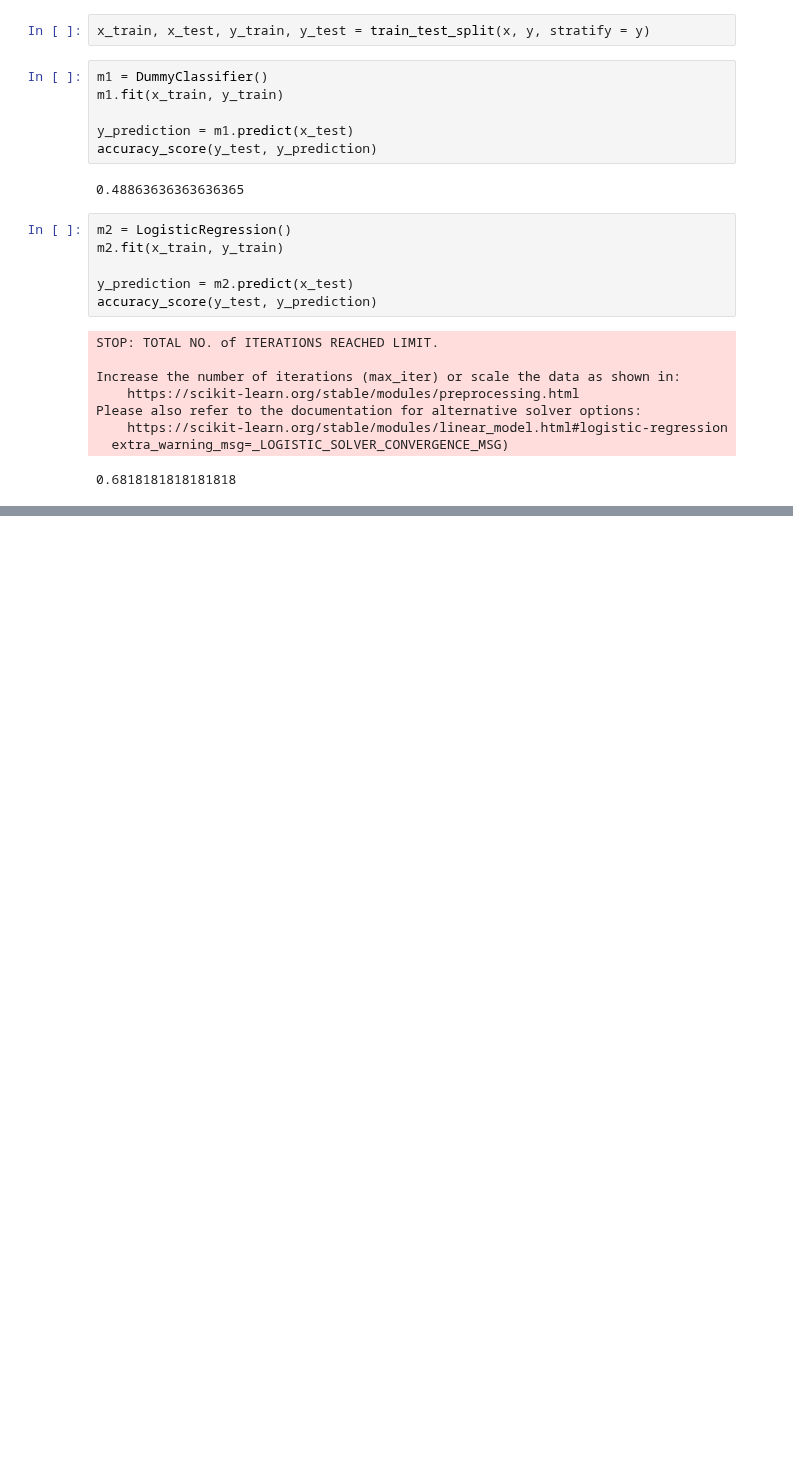
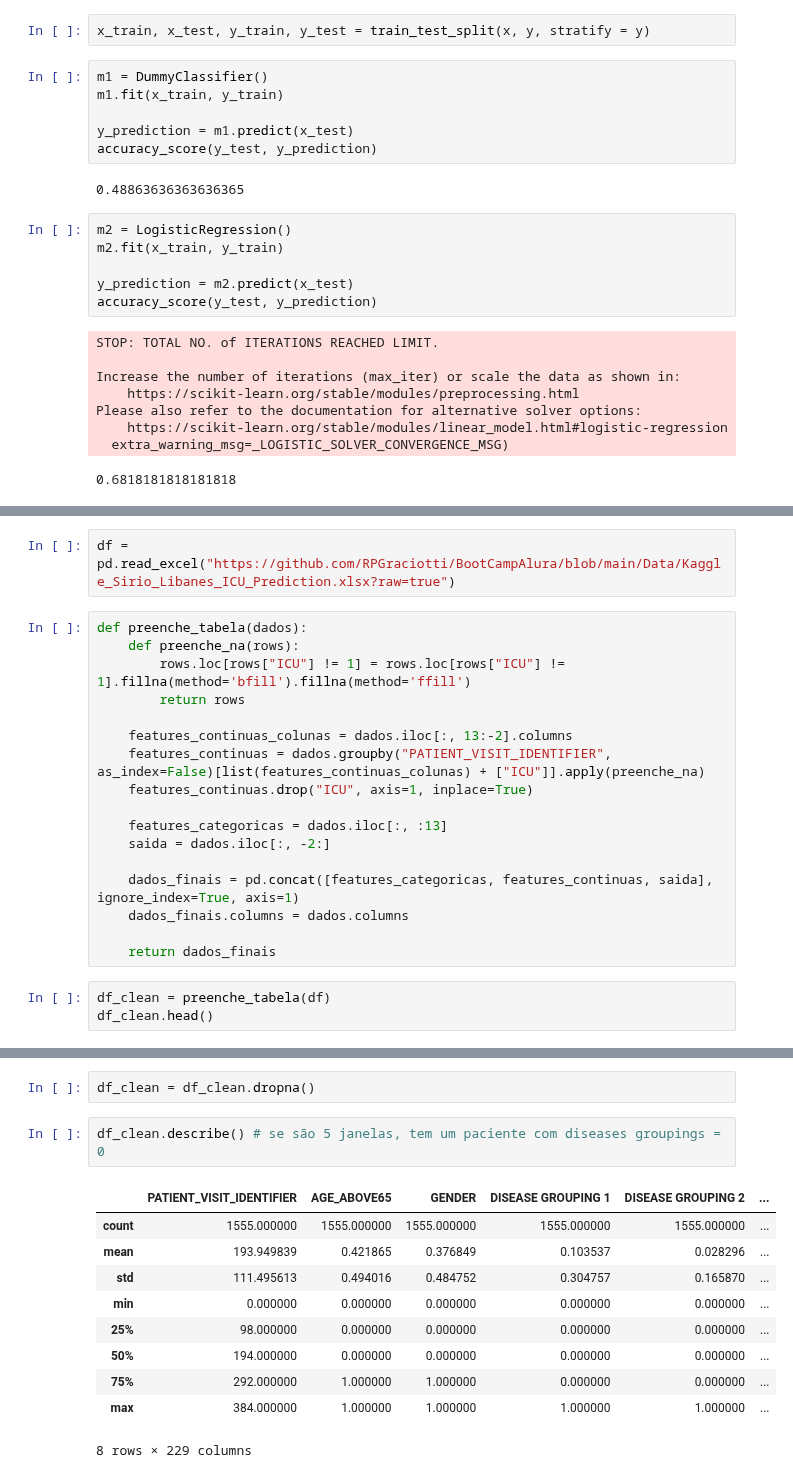
Before and after one commit to RPGraciotti/BootCampAlura, a Jupyter notebook: Modulo_4/Aula_5_compreendendo_o_problema_real.ipynb, the cells around one changed output, grey strips where cells are left out. Cells and saved outputs as stored; diff of their text form; blank space fills up the shorter version.

```diff
--- a/Modulo_4/Aula_5_compreendendo_o_problema_real.ipynb
+++ b/Modulo_4/Aula_5_compreendendo_o_problema_real.ipynb
@@ -225,0 +228,22 @@ Please also refer to the documentation for alternative solver options:
+# %%
+df = pd.read_excel("https://github.com/RPGraciotti/BootCampAlura/blob/main/Data/Kaggle_Sirio_Libanes_ICU_Prediction.xlsx?raw=true")
+# %%
+def preenche_tabela(dados):
+    def preenche_na(rows):
+        rows.loc[rows["ICU"] != 1] = rows.loc[rows["ICU"] != 1].fillna(method='bfill').fillna(method='ffill')
+        return rows
+
+    features_continuas_colunas = dados.iloc[:, 13:-2].columns
+    features_continuas = dados.groupby("PATIENT_VISIT_IDENTIFIER", as_index=False)[list(features_continuas_colunas) + ["ICU"]].apply(preenche_na)
+    features_continuas.drop("ICU", axis=1, inplace=True)
+
+    features_categoricas = dados.iloc[:, :13]
+    saida = dados.iloc[:, -2:]
+
+    dados_finais = pd.concat([features_categoricas, features_continuas, saida], ignore_index=True, axis=1)
+    dados_finais.columns = dados.columns
+
+    return dados_finais
+# %%
+df_clean = preenche_tabela(df)
+df_clean.head()
@@ -225,0 +258,15 @@ Please also refer to the documentation for alternative solver options:
+# %%
+df_clean = df_clean.dropna()
+# %%
+df_clean.describe() # se são 5 janelas, tem um paciente com diseases groupings = 0
+# %% [output]
+|  | PATIENT_VISIT_IDENTIFIER | AGE_ABOVE65 | GENDER | DISEASE GROUPING 1 | DISEASE GROUPING 2 | ... |
+| count | 1555.000000 | 1555.000000 | 1555.000000 | 1555.000000 | 1555.000000 | ... |
+| mean | 193.949839 | 0.421865 | 0.376849 | 0.103537 | 0.028296 | ... |
+| std | 111.495613 | 0.494016 | 0.484752 | 0.304757 | 0.165870 | ... |
+| min | 0.000000 | 0.000000 | 0.000000 | 0.000000 | 0.000000 | ... |
+| 25% | 98.000000 | 0.000000 | 0.000000 | 0.000000 | 0.000000 | ... |
+| 50% | 194.000000 | 0.000000 | 0.000000 | 0.000000 | 0.000000 | ... |
+| 75% | 292.000000 | 1.000000 | 1.000000 | 0.000000 | 0.000000 | ... |
+| max | 384.000000 | 1.000000 | 1.000000 | 1.000000 | 1.000000 | ... |
+8 rows × 229 columns
```
Also changed, not shown: parts of 8 cells of this notebook.
